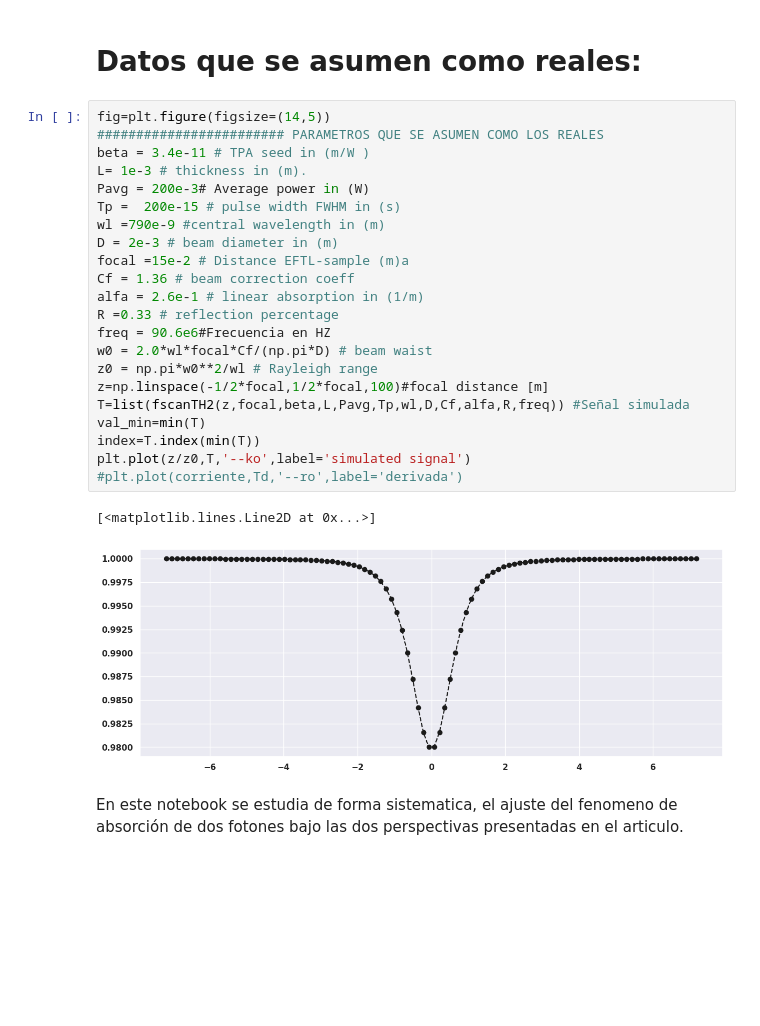
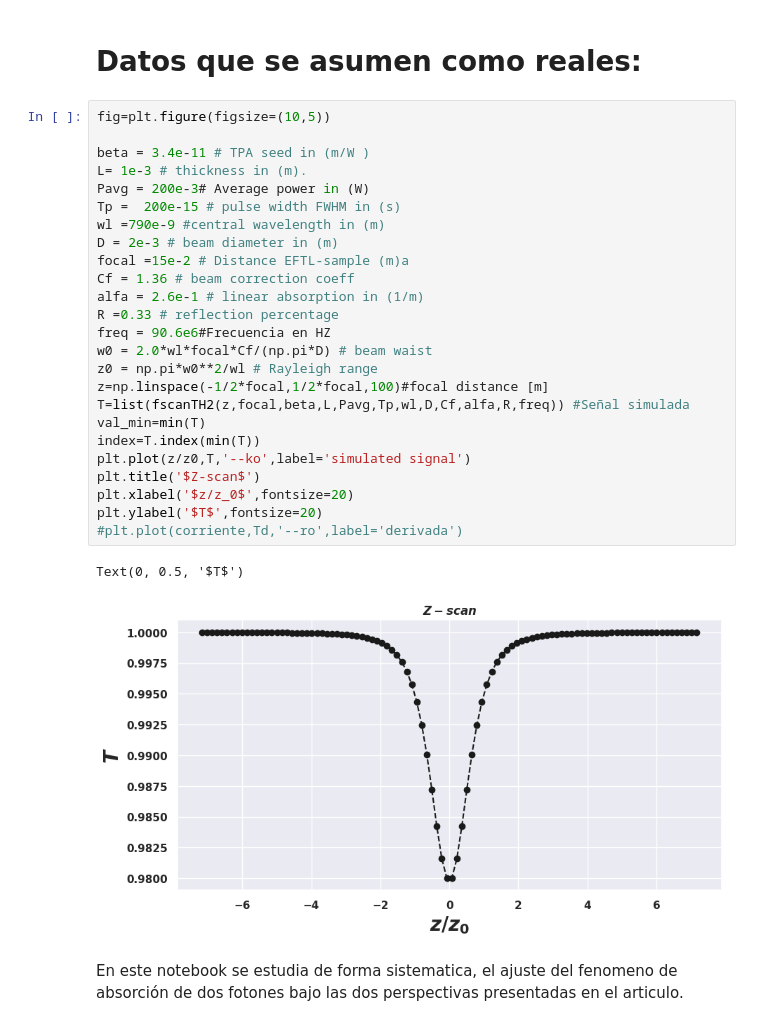
Before and after one commit to EstebanM-98/University_codes, a Jupyter notebook: TPA/ver_Gaussz.ipynb, the cells around one changed output. Cells and saved outputs as stored; diff of their text form; blank space fills up the shorter version.

```diff
--- a/TPA/ver_Gaussz.ipynb
+++ b/TPA/ver_Gaussz.ipynb
@@ -102,30 +102,33 @@ def confirm_gauss(s):
 # %% [markdown]
 # Datos que se asumen como reales:
 # %%
-fig=plt.figure(figsize=(14,5))
-######################## PARAMETROS QUE SE ASUMEN COMO LOS REALES
+fig=plt.figure(figsize=(10,5))
+
 beta = 3.4e-11 # TPA seed in (m/W )
 L= 1e-3 # thickness in (m).
 Pavg = 200e-3# Average power in (W)
 Tp =  200e-15 # pulse width FWHM in (s)
 wl =790e-9 #central wavelength in (m)
 D = 2e-3 # beam diameter in (m)
 focal =15e-2 # Distance EFTL-sample (m)a
 Cf = 1.36 # beam correction coeff
 alfa = 2.6e-1 # linear absorption in (1/m)
 R =0.33 # reflection percentage
 freq = 90.6e6#Frecuencia en HZ
 w0 = 2.0*wl*focal*Cf/(np.pi*D) # beam waist
 z0 = np.pi*w0**2/wl # Rayleigh range
 z=np.linspace(-1/2*focal,1/2*focal,100)#focal distance [m]
 T=list(fscanTH2(z,focal,beta,L,Pavg,Tp,wl,D,Cf,alfa,R,freq)) #Señal simulada
 val_min=min(T)
 index=T.index(min(T))
 plt.plot(z/z0,T,'--ko',label='simulated signal')
+plt.title('$Z-scan$')
+plt.xlabel('$z/z_0$',fontsize=20)
+plt.ylabel('$T$',fontsize=20)
 #plt.plot(corriente,Td,'--ro',label='derivada')
 # %% [output]
-[<matplotlib.lines.Line2D at 0x...>]
+Text(0, 0.5, '$T$')
-[figure, old version]
+[figure, new version]
 # %% [markdown]
 En este notebook se estudia de forma sistematica, el ajuste del fenomeno de absorción de dos fotones bajo las dos perspectivas presentadas en el articulo.
 # %% [markdown]
```
Also changed, not shown: parts of 4 cells of this notebook, 5 other files.
